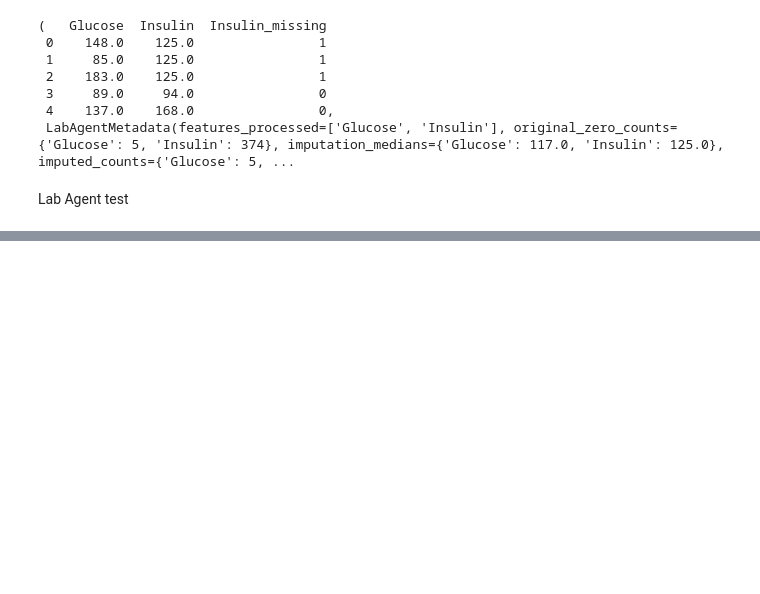
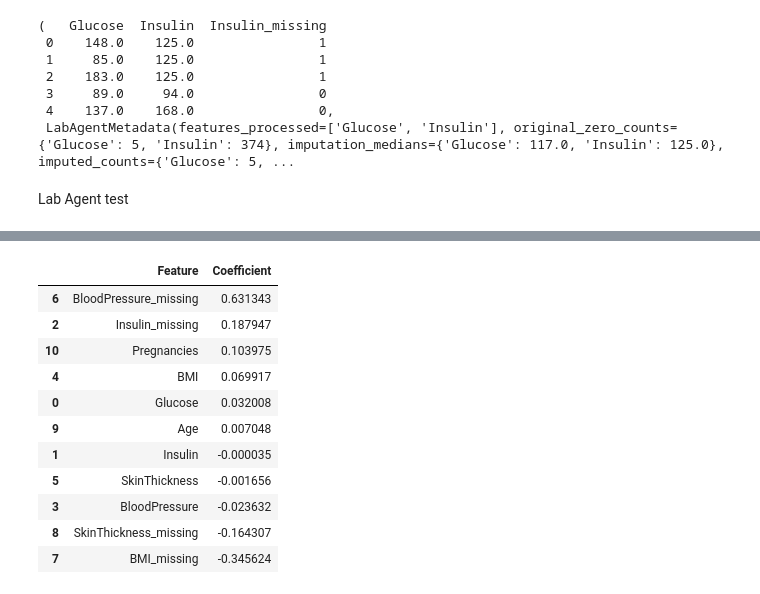
Before and after one commit to Hancynixon/AgentXHealth, a Jupyter notebook: notebooks/02_agent_testing.ipynb, the cells around one changed output, grey strips where cells are left out. Saved outputs shown, nothing was run; the diff lists cells and outputs as text; code cells hidden in the pictures; blank space fills up the shorter version.

```diff
--- a/notebooks/02_agent_testing.ipynb
+++ b/notebooks/02_agent_testing.ipynb
@@ -68,0 +123,14 @@ ImportError: cannot import name 'DemographicAgent' from 'agents.demographic_agen
+# %%
+# STEP 6.2: Train-test split
+
+from sklearn.model_selection import train_test_split
+
+X_train, X_test, y_train, y_test = train_test_split(
+    X,
+    y,
+    test_size=0.2,
+    random_state=42,
+    stratify=y
+)
+
+X_train.shape, X_test.shape, y_train.shape, y_test.shape
@@ -68,0 +162,22 @@ ImportError: cannot import name 'DemographicAgent' from 'agents.demographic_agen
+# %%
+import pandas as pd
+
+coef_df = pd.DataFrame({
+    "Feature": X.columns,
+    "Coefficient": log_reg.coef_[0]
+}).sort_values(by="Coefficient", ascending=False)
+
+coef_df
+# %% [output]
+|  | Feature | Coefficient |
+| 6 | BloodPressure_missing | 0.631343 |
+| 2 | Insulin_missing | 0.187947 |
+| 10 | Pregnancies | 0.103975 |
+| 4 | BMI | 0.069917 |
+| 0 | Glucose | 0.032008 |
+| 9 | Age | 0.007048 |
+| 1 | Insulin | -0.000035 |
+| 5 | SkinThickness | -0.001656 |
+| 3 | BloodPressure | -0.023632 |
+| 8 | SkinThickness_missing | -0.164307 |
+| 7 | BMI_missing | -0.345624 |
```
Also changed, not shown: parts of 15 cells of this notebook.
